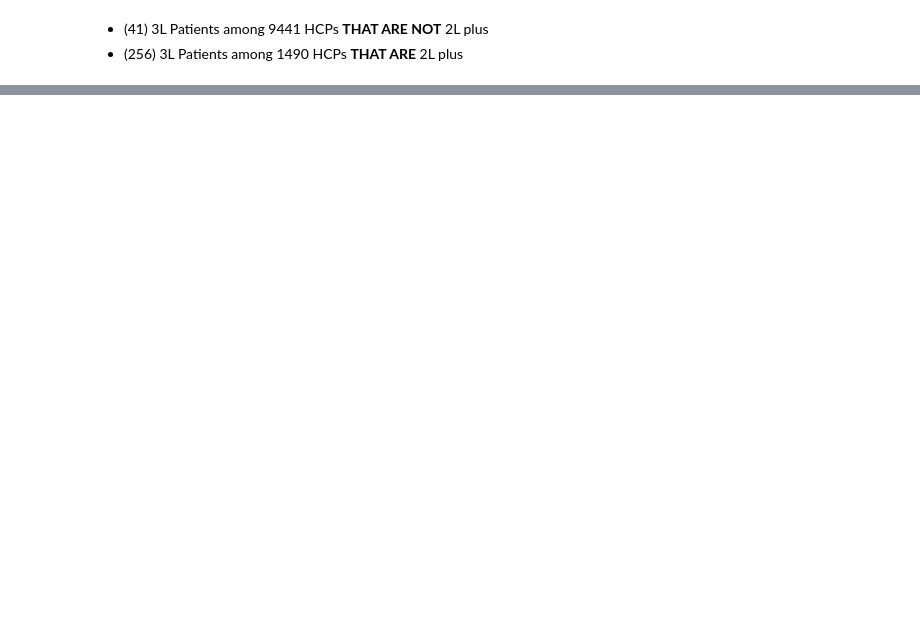
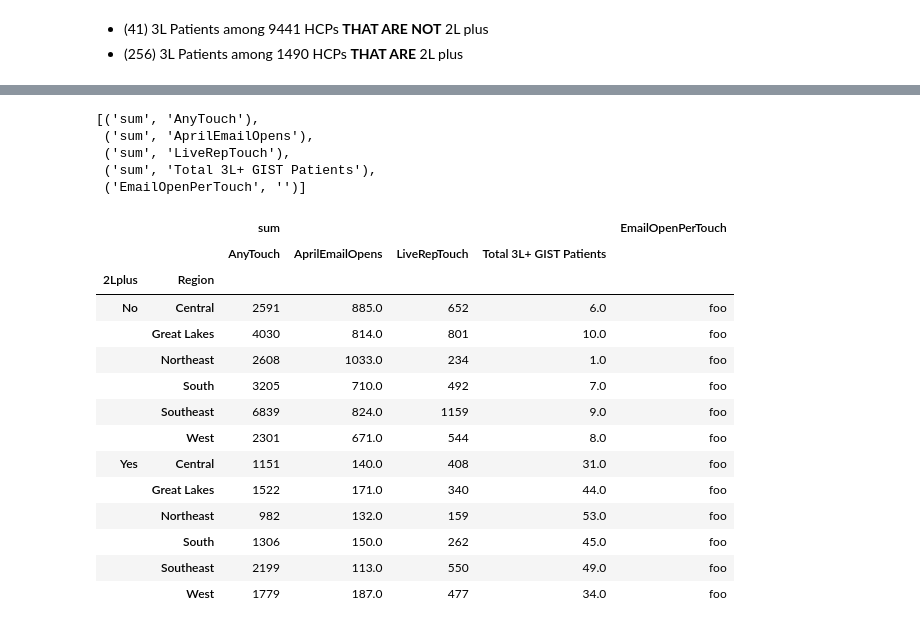
Before and after one commit to xthomas/dataviz, a Jupyter notebook: podcastcount/regions_01.ipynb, the cells around one changed output, grey strips where cells are left out. Saved outputs shown, nothing was run; the diff lists cells and outputs as text; code cells hidden in the pictures; blank space fills up the shorter version.

```diff
--- a/podcastcount/regions_01.ipynb
+++ b/podcastcount/regions_01.ipynb
@@ -120,0 +151,5 @@ pd.pivot_table(df,index=["2L+ TKI Target","Region"],
+# %%
+table = pd.pivot_table(df,index=["2Lplus","Region"],
+               values=["Total 3L+ GIST Patients","LiveRepTouch","AnyTouch","AprilEmailOpens"],
+               aggfunc=[np.sum])
+table
@@ -120,0 +172,26 @@ pd.pivot_table(df,index=["2L+ TKI Target","Region"],
+# %%
+list(table)
+# %% [output]
+[('sum', 'AnyTouch'),
+ ('sum', 'AprilEmailOpens'),
+ ('sum', 'LiveRepTouch'),
+ ('sum', 'Total 3L+ GIST Patients'),
+ ('EmailOpenPerTouch', '')]
+# %%
+table
+# %% [output]
+|  |  | sum |  |  |  | EmailOpenPerTouch |
+|  |  | AnyTouch | AprilEmailOpens | LiveRepTouch | Total 3L+ GIST Patients |  |
+| 2Lplus | Region |  |  |  |  |  |
+| No | Central | 2591 | 885.0 | 652 | 6.0 | foo |
+|  | Great Lakes | 4030 | 814.0 | 801 | 10.0 | foo |
+|  | Northeast | 2608 | 1033.0 | 234 | 1.0 | foo |
+|  | South | 3205 | 710.0 | 492 | 7.0 | foo |
+|  | Southeast | 6839 | 824.0 | 1159 | 9.0 | foo |
+|  | West | 2301 | 671.0 | 544 | 8.0 | foo |
+| Yes | Central | 1151 | 140.0 | 408 | 31.0 | foo |
+|  | Great Lakes | 1522 | 171.0 | 340 | 44.0 | foo |
+|  | Northeast | 982 | 132.0 | 159 | 53.0 | foo |
+|  | South | 1306 | 150.0 | 262 | 45.0 | foo |
+|  | Southeast | 2199 | 113.0 | 550 | 49.0 | foo |
+|  | West | 1779 | 187.0 | 477 | 34.0 | foo |
```
Also changed, not shown: parts of 11 cells of this notebook.
